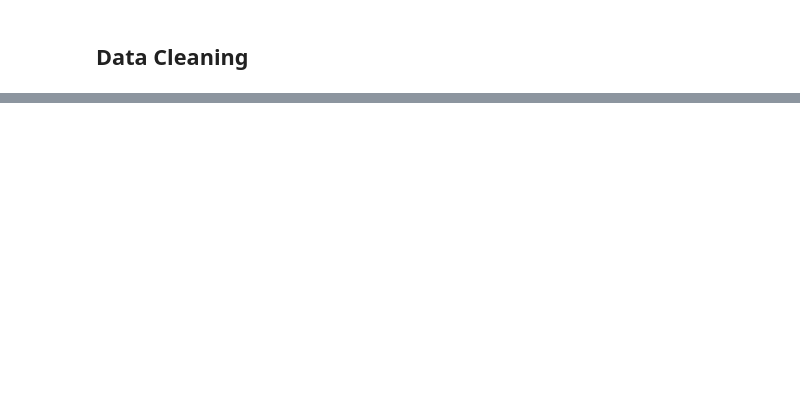
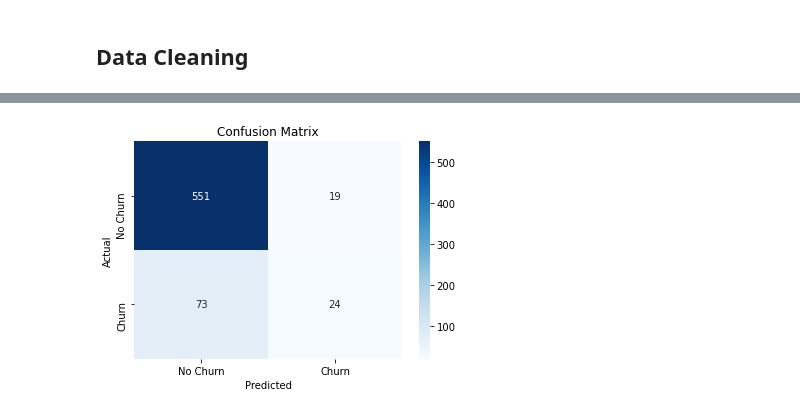
Before and after one commit to jedidahkathure/Churn-Customer-Analysis, a Jupyter notebook: churncustomer.ipynb, the cells around one changed output, grey strips where cells are left out. Cells and saved outputs as stored; diff of their text form; code cells hidden in the pictures; blank space fills up the shorter version.

```diff
--- a/churncustomer.ipynb
+++ b/churncustomer.ipynb
@@ -217,0 +343,3 @@ Length: 3403, dtype: object
+# %%
+# make prediction
+y_pred = logreg_balanced.predict(X_test)
@@ -217,0 +391,13 @@ Length: 3403, dtype: object
+# %%
+# Generate the confusion matrix
+cm = confusion_matrix(y_test, y_pred)
+
+# Plot it
+plt.figure(figsize=(6, 4))
+sns.heatmap(cm, annot=True, fmt='d', cmap='Blues', xticklabels=['No Churn', 'Churn'], yticklabels=['No Churn', 'Churn'])
+plt.xlabel('Predicted')
+plt.ylabel('Actual')
+plt.title('Confusion Matrix')
+plt.show()
+# %% [output]
+[figure, added]
```
Also changed, not shown: parts of 43 cells of this notebook, 2 other files.
